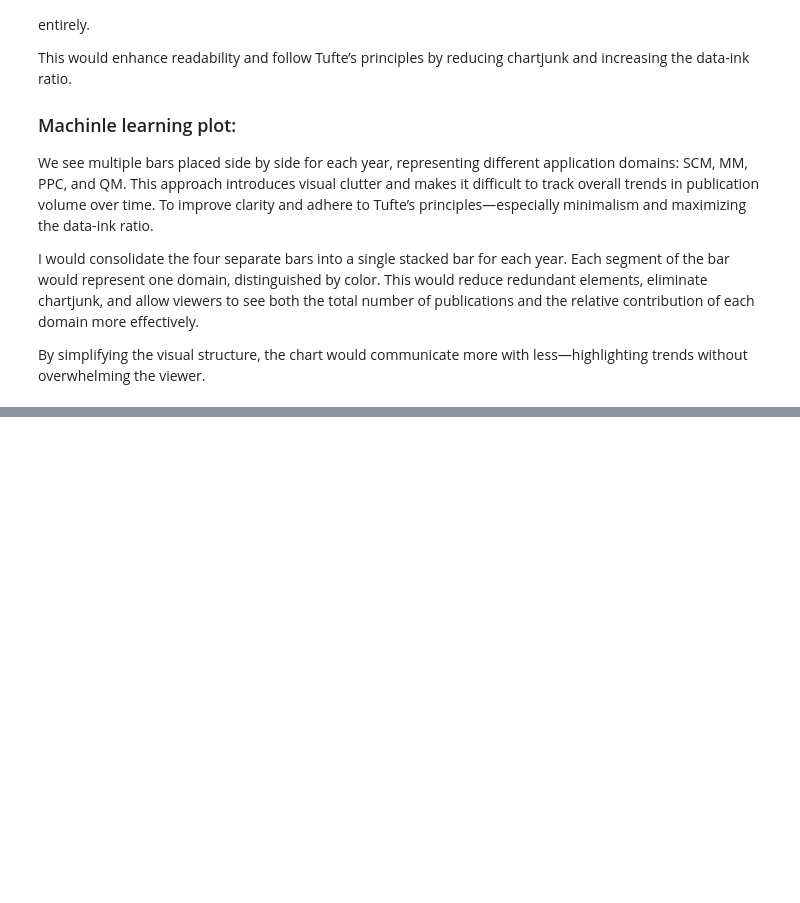
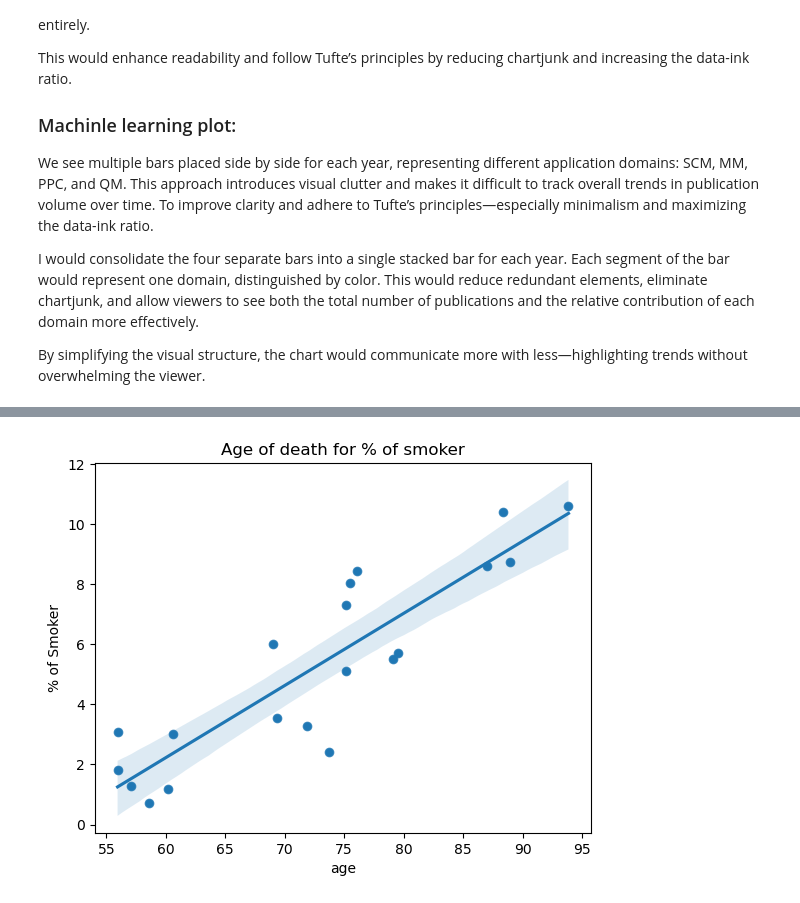
Before and after one commit to mak8427/data_visualization, a Jupyter notebook: problem-sheet-09/ex09_davide.ipynb, the cells around one changed output, grey strips where cells are left out. Cells and saved outputs as stored; diff of their text form; code cells hidden in the pictures; blank space fills up the shorter version.

```diff
--- a/problem-sheet-09/ex09_davide.ipynb
+++ b/problem-sheet-09/ex09_davide.ipynb
@@ -15,0 +90,10 @@ By simplifying the visual structure, the chart would communicate more with less
+# %%
+grouped =data.groupby('country').agg({'age':'mean', 'smoker': lambda x : sum(x)/len(x)*100})
+
+sns.scatterplot(x='age' ,y='smoker', data=grouped)
+sns.regplot(x='age' ,y='smoker', data=grouped, fit_reg=True)
+plt.ylabel('% of Smoker')
+plt.title('Age of death for % of smoker')
+plt.show()
+# %% [output]
+[figure, added]
```
Also changed, not shown: parts of 4 cells of this notebook.
